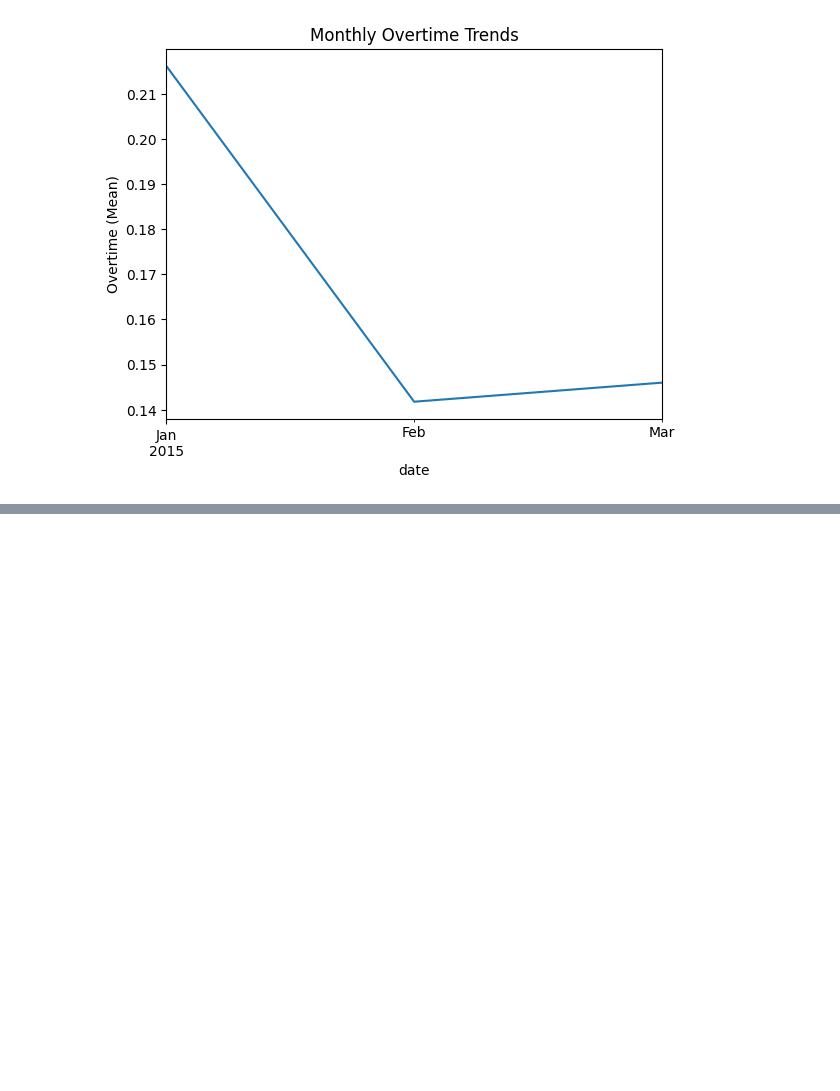
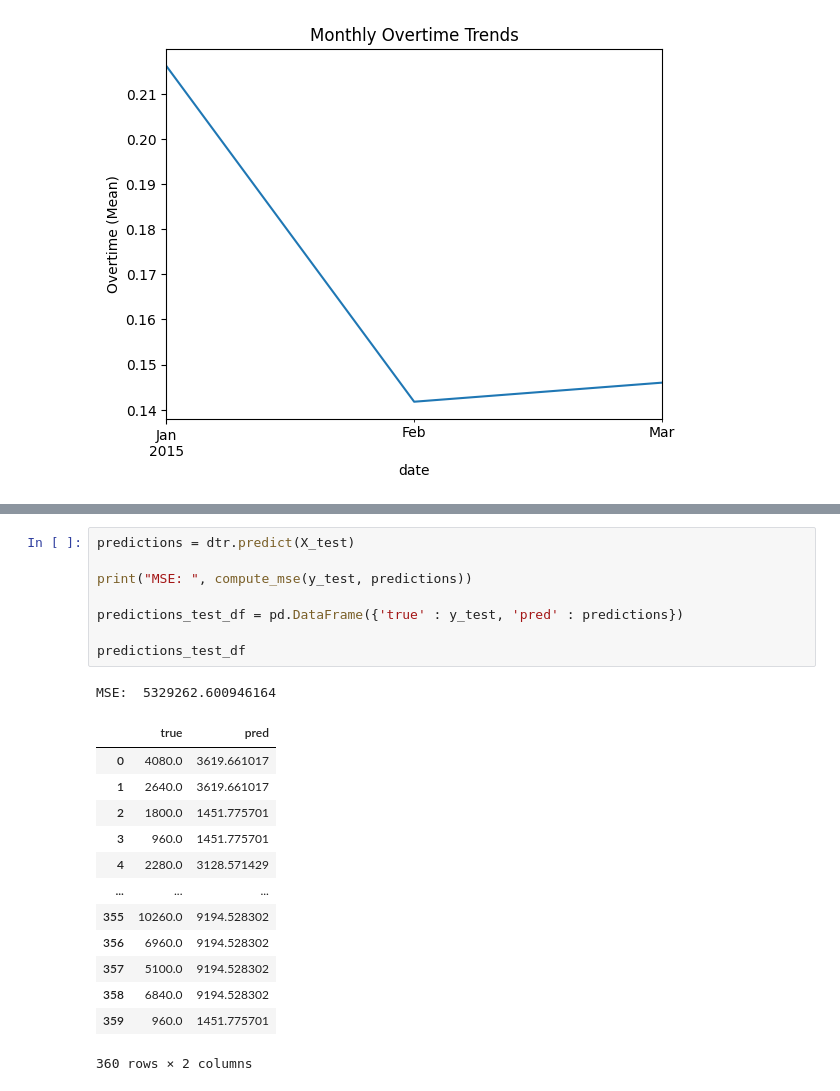
Before and after one commit to jordanchong911/Garments, a Jupyter notebook: garments.ipynb, the cells around one changed output, grey strips where cells are left out. Drawn from its saved outputs; the diff is of its cells as text; blank space fills up the shorter version.

```diff
--- a/garments.ipynb
+++ b/garments.ipynb
@@ -318,0 +566,23 @@ plt.show()
+# %%
+predictions = dtr.predict(X_test)
+
+print("MSE: ", compute_mse(y_test, predictions))
+
+predictions_test_df = pd.DataFrame({'true' : y_test, 'pred' : predictions})
+
+predictions_test_df
+# %% [output]
+MSE:  5329262.600946164
+|  | true | pred |
+| 0 | 4080.0 | 3619.661017 |
+| 1 | 2640.0 | 3619.661017 |
+| 2 | 1800.0 | 1451.775701 |
+| 3 | 960.0 | 1451.775701 |
+| 4 | 2280.0 | 3128.571429 |
+| ... | ... | ... |
+| 355 | 10260.0 | 9194.528302 |
+| 356 | 6960.0 | 9194.528302 |
+| 357 | 5100.0 | 9194.528302 |
+| 358 | 6840.0 | 9194.528302 |
+| 359 | 960.0 | 1451.775701 |
+360 rows × 2 columns
```
Also changed, not shown: parts of 17 cells of this notebook.
